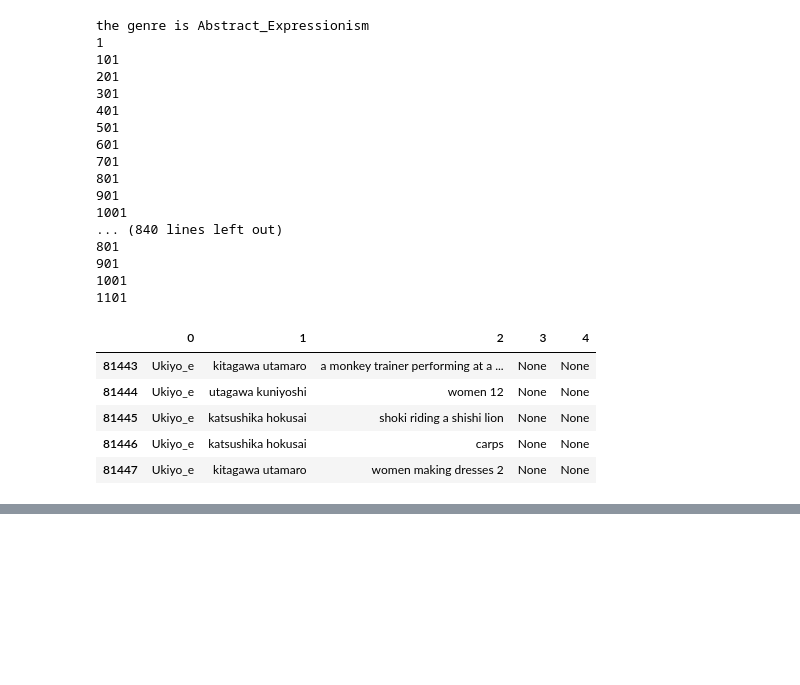
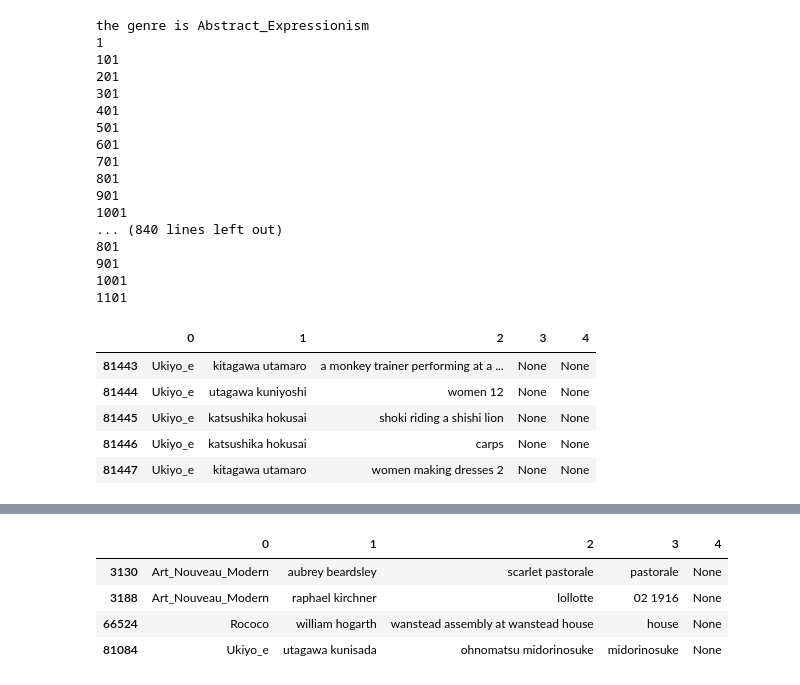
Before and after one commit to olganowak/smArt, a Jupyter notebook: notebooks/olganowak_dataexploration.ipynb, the cells around one changed output, grey strips where cells are left out. Saved outputs shown, nothing was run; the diff lists cells and outputs as text; code cells hidden in the pictures; blank space fills up the shorter version.

```diff
--- a/notebooks/olganowak_dataexploration.ipynb
+++ b/notebooks/olganowak_dataexploration.ipynb
@@ -71,0 +92,14 @@ df.tail()
+# %%
+df.loc[3130, 2] = "scarlet pastorale"
+# %%
+df.loc[66524, 2] = "wanstead assembly at wanstead house"
+# %%
+df.loc[81084, 2] = "ohnomatsu midorinosuke"
+# %%
+df[df[3].notnull()]
+# %% [output]
+|  | 0 | 1 | 2 | 3 | 4 |
+| 3130 | Art_Nouveau_Modern | aubrey beardsley | scarlet pastorale | pastorale | None |
+| 3188 | Art_Nouveau_Modern | raphael kirchner | lollotte | 02 1916 | None |
+| 66524 | Rococo | william hogarth | wanstead assembly at wanstead house | house | None |
+| 81084 | Ukiyo_e | utagawa kunisada | ohnomatsu midorinosuke | midorinosuke | None |
```
Also changed, not shown: parts of 21 cells of this notebook.
